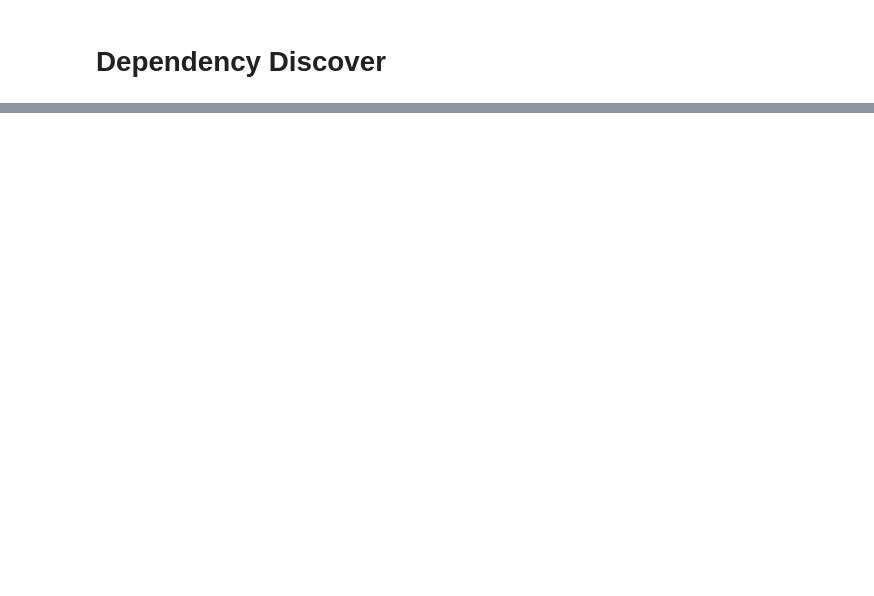
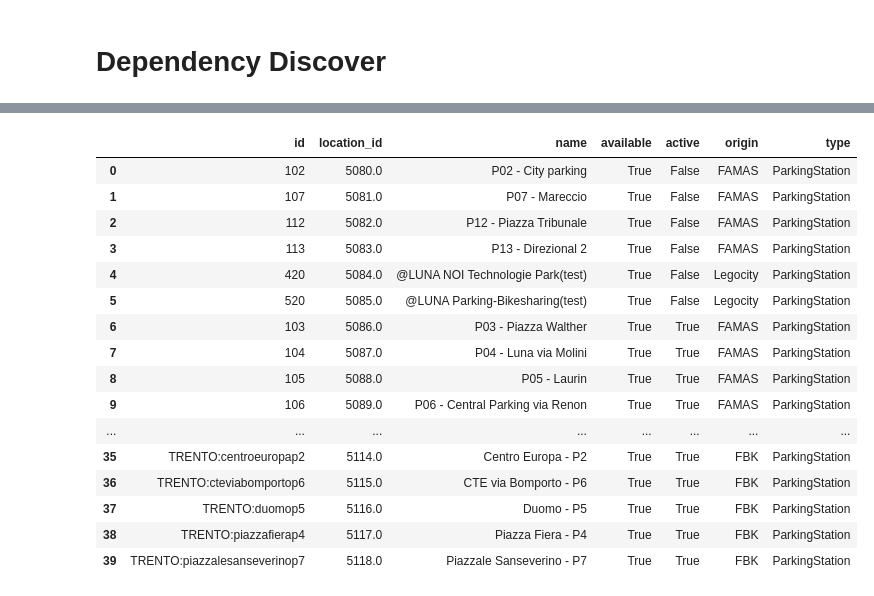
Before and after one commit to EdoWhite/Data_Curation_Integration, a Jupyter notebook: notebook.ipynb, the cells around one changed output, grey strips where cells are left out. Cells and saved outputs as stored; diff of their text form; code cells hidden in the pictures; blank space fills up the shorter version.

```diff
--- a/notebook.ipynb
+++ b/notebook.ipynb
@@ -397,0 +727,22 @@ parkplace
+# %%
+parkplace.rename(columns={"scode":"id", "sname":"name", "savailable":"available", "sactive":"active", "sorigin":"origin", "stype":"type"}, inplace=True)
+parkplace = parkplace[["id", "location_id", "name", "available", "active", "origin", "type"]]
+parkplace
+# %% [output]
+|  | id | location_id | name | available | active | origin | type |
+| 0 | 102 | 5080.0 | P02 - City parking | True | False | FAMAS | ParkingStation |
+| 1 | 107 | 5081.0 | P07 - Mareccio | True | False | FAMAS | ParkingStation |
+| 2 | 112 | 5082.0 | P12 - Piazza Tribunale | True | False | FAMAS | ParkingStation |
+| 3 | 113 | 5083.0 | P13 - Direzional 2 | True | False | FAMAS | ParkingStation |
+| 4 | 420 | 5084.0 | @LUNA NOI Technologie Park(test) | True | False | Legocity | ParkingStation |
+| 5 | 520 | 5085.0 | @LUNA Parking-Bikesharing(test) | True | False | Legocity | ParkingStation |
+| 6 | 103 | 5086.0 | P03 - Piazza Walther | True | True | FAMAS | ParkingStation |
+| 7 | 104 | 5087.0 | P04 - Luna via Molini | True | True | FAMAS | ParkingStation |
+| 8 | 105 | 5088.0 | P05 - Laurin | True | True | FAMAS | ParkingStation |
+| 9 | 106 | 5089.0 | P06 - Central Parking via Renon | True | True | FAMAS | ParkingStation |
+| ... | ... | ... | ... | ... | ... | ... | ... |
+| 35 | TRENTO:centroeuropap2 | 5114.0 | Centro Europa - P2 | True | True | FBK | ParkingStation |
+| 36 | TRENTO:cteviabomportop6 | 5115.0 | CTE via Bomporto - P6 | True | True | FBK | ParkingStation |
+| 37 | TRENTO:duomop5 | 5116.0 | Duomo - P5 | True | True | FBK | ParkingStation |
+| 38 | TRENTO:piazzafierap4 | 5117.0 | Piazza Fiera - P4 | True | True | FBK | ParkingStation |
+| 39 | TRENTO:piazzalesanseverinop7 | 5118.0 | Piazzale Sanseverino - P7 | True | True | FBK | ParkingStation |
```
Also changed, not shown: parts of 24 cells of this notebook, 12 other files.
